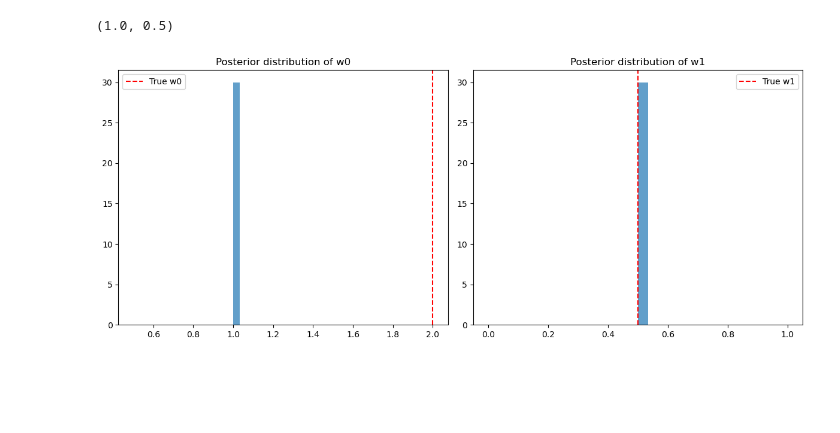
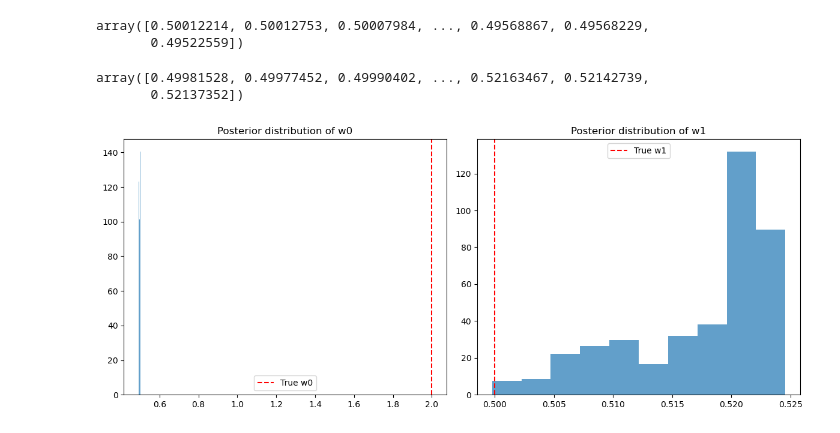
Before and after one commit to Gayara-Fernando/Bayes_computations, a Jupyter notebook: HMC_simple_linear_regression.ipynb, the cells around one changed output. Saved outputs shown, nothing was run; the diff lists cells and outputs as text; code cells hidden in the pictures; blank space fills up the shorter version.

```diff
--- a/HMC_simple_linear_regression.ipynb
+++ b/HMC_simple_linear_regression.ipynb
@@ -83,0 +72,4 @@ def hmc(log_posterior, grad_log_posterior, x, y, num_samples, epsilon, L, initia
+# %%
+# Gradient of the log-prior (Gaussian prior)
+def grad_log_prior(w0,w1, sigma_prior=10.0):
+    return -w0 / sigma_prior**2 - w1 / sigma_prior**2
@@ -83,0 +82,4 @@ def hmc(log_posterior, grad_log_posterior, x, y, num_samples, epsilon, L, initia
+# %%
+# Gradient of the log-posterior
+def grad_log_posterior(w0, w1, x, y, sigma_y=1.0, sigma_prior=10.0):
+    return grad_log_likelihood(w0, w1, x, y, sigma_y) + grad_log_prior(w0, w1, sigma_prior)
@@ -84,16 +155,20 @@ def hmc(log_posterior, grad_log_posterior, x, y, num_samples, epsilon, L, initia
 # %%
 # HMC parameters
 num_samples = 2000  # Number of samples to generate
-epsilon = 0.01  # Smaller step size for the leapfrog integrator
-L = 10  # Larger number of leapfrog steps to ensure good exploration
-initial_w = np.array([1.0, 0.5])  # Initial guess for w0 and w1
+epsilon = 0.00001  # Smaller step size for the leapfrog integrator
+L = 20  # Larger number of leapfrog steps to ensure good exploration
+initial_w0 = 0.5 # Initial guess for w0 and w1
+initial_w1 = 0.5
 # %%
 %%time
 
 # Run HMC
-samples = hmc(log_posterior, grad_log_posterior, x, y, num_samples, epsilon, L, initial_w)
+samples = hmc(log_posterior, grad_log_posterior, x, y, num_samples, epsilon, L, initial_w0, initial_w1)
 
 # Extract samples for w0 and w1
-w0_samples = samples[:, 0]
-w1_samples = samples[:, 1]
+w0_samples = samples[0][:, 0]
+w1_samples = samples[0][:, 1]
+
+current_h_vals = samples[1]
+proposed_h_vals = samples[2]
 # %% [output]
@@ -102,4 +176,0 @@ Wall time: 488 ms
-# %%
-np.mean(w0_samples), np.mean(w1_samples)
-# %% [output]
-(1.0, 0.5)
@@ -106,20 +181,30 @@ np.mean(w0_samples), np.mean(w1_samples)
+# %%
+w0_samples
+# %% [output]
+array([0.50012214, 0.50012753, 0.50007984, ..., 0.49568867, 0.49568229,
+       0.49522559])
+# %%
+w1_samples
+# %% [output]
+array([0.49981528, 0.49977452, 0.49990402, ..., 0.52163467, 0.52142739,
+       0.52137352])
 # %%
 # Plot posterior distributions
 plt.figure(figsize=(12, 5))
 
 plt.subplot(1, 2, 1)
-plt.hist(w0_samples, bins=30, density=True, alpha=0.7)
+plt.hist(w0_samples, density=True, alpha=0.7)
 plt.axvline(true_w0, color='r', linestyle='--', label='True w0')
 plt.title('Posterior distribution of w0')
 plt.legend()
 
 plt.subplot(1, 2, 2)
-plt.hist(w1_samples, bins=30, density=True, alpha=0.7)
+plt.hist(w1_samples, density=True, alpha=0.7)
 plt.axvline(true_w1, color='r', linestyle='--', label='True w1')
 plt.title('Posterior distribution of w1')
 plt.legend()
 
 plt.tight_layout()
 plt.show()
 # %% [output]
-[figure, old version]
+[figure, new version]
```
Also changed, not shown: parts of 30 cells of this notebook.
